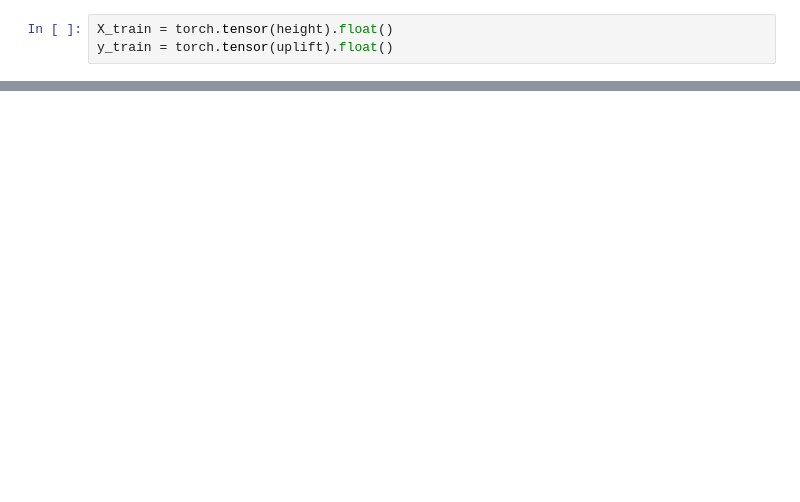
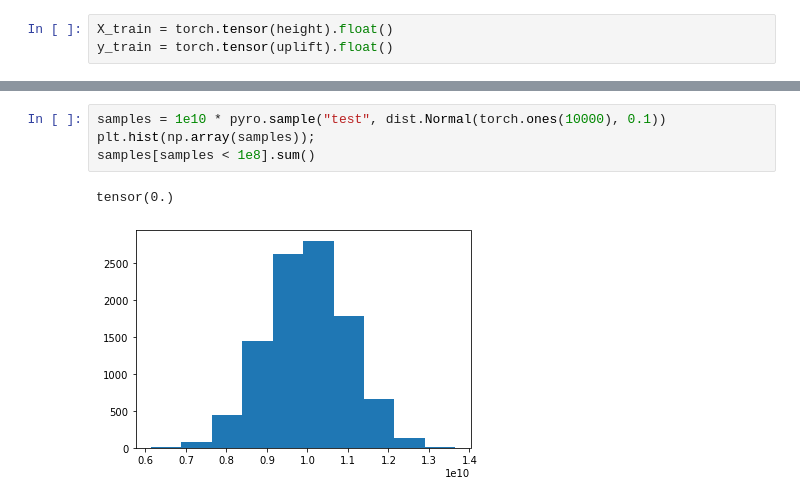
Before and after one commit to eyhl/premis, a Jupyter notebook: notebooks/pyro_model.ipynb, the cells around one changed output, grey strips where cells are left out. Drawn from its saved outputs; the diff is of its cells as text; blank space fills up the shorter version.

```diff
--- a/notebooks/pyro_model.ipynb
+++ b/notebooks/pyro_model.ipynb
@@ -233,0 +195,7 @@ def taboo(j: int, e_l: float, e_um: float, e_lm: float) -> np.ndarray:
+# %%
+samples = 1e10 * pyro.sample("test", dist.Normal(torch.ones(10000), 0.1))
+plt.hist(np.array(samples));
+samples[samples < 1e8].sum()
+# %% [output]
+tensor(0.)
+[figure, added]
```
Also changed, not shown: parts of 21 cells of this notebook, 1 other file.
